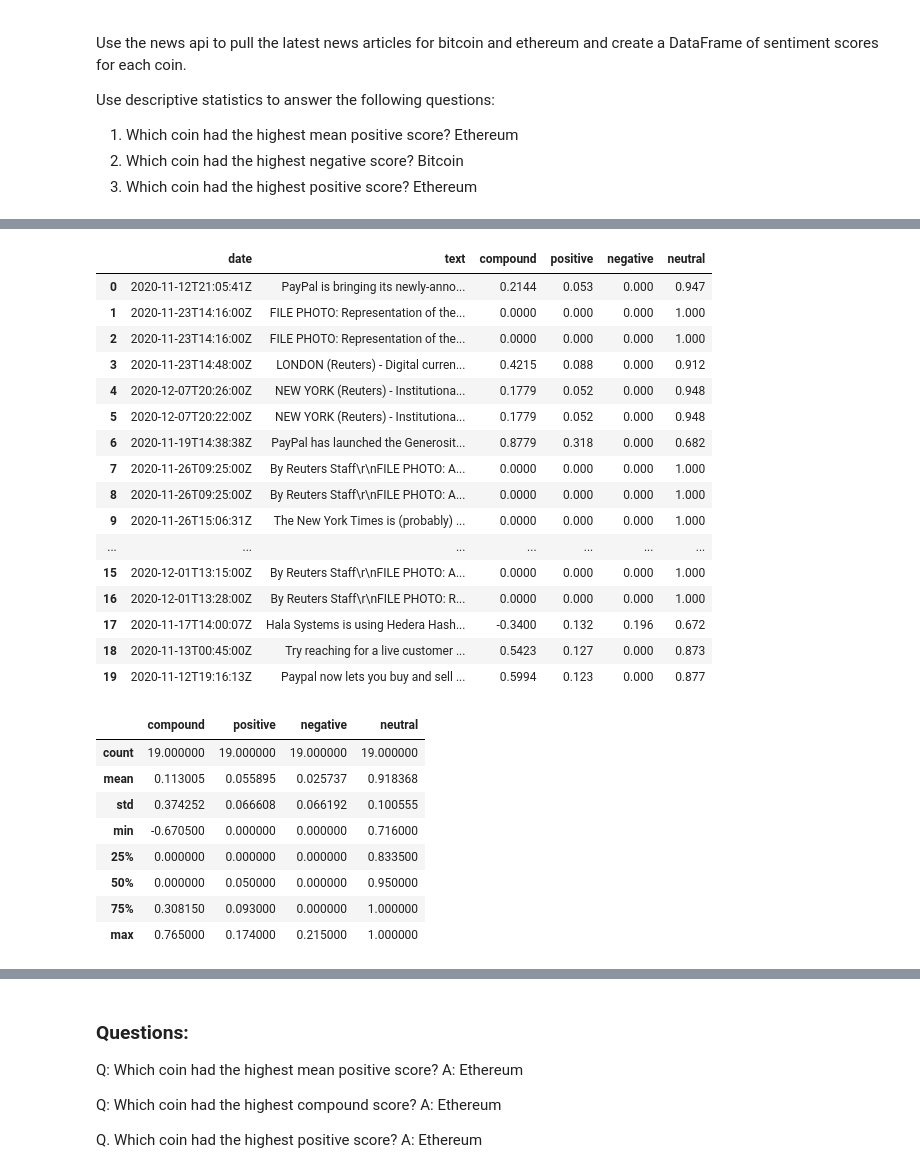
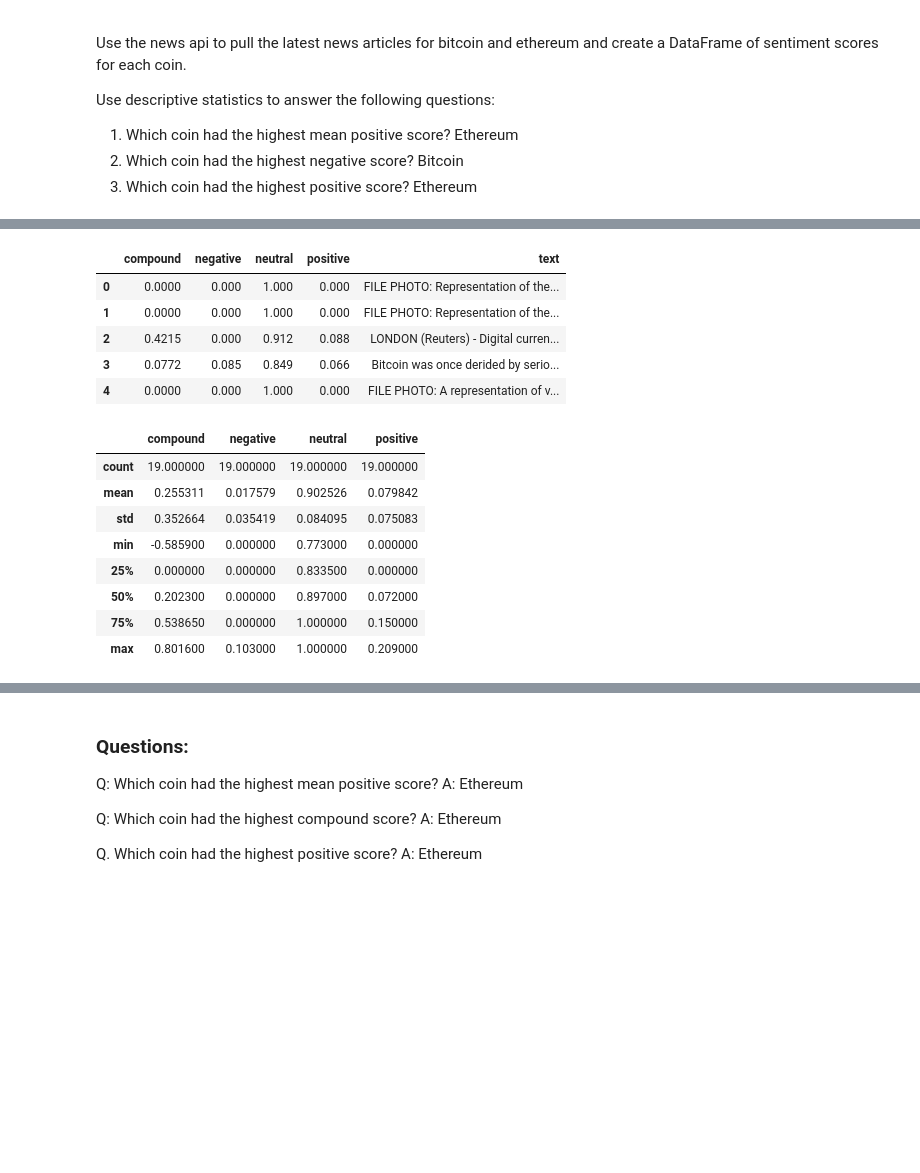
Before and after one commit to kary2003/12_Tales_From_The_Crypto, a Jupyter notebook: crypto_sentiment.ipynb, the cells around one changed output, grey strips where cells are left out. Drawn from its saved outputs; the diff is of its cells as text; code cells hidden in the pictures; blank space fills up the shorter version.

```diff
--- a/crypto_sentiment.ipynb
+++ b/crypto_sentiment.ipynb
@@ -46,7 +46,6 @@ bitcoin_sentiments = []
 for article in bitcoin["articles"]:
     try:
         text = article["content"]
-        date = article["publishedAt"][:20]
         sentiment = analyzer.polarity_scores(text)
         compound = sentiment["compound"]
         pos = sentiment["pos"]
@@ -54,12 +53,11 @@ for article in bitcoin["articles"]:
         neg = sentiment["neg"]
 
         bitcoin_sentiments.append({
+            "compound": compound,
+            "negative": neg,
+            "neutral": neu,
+            "positive": pos,
             "text": text,
-            "date": date,
-            "compound": compound,
-            "positive": pos,
-            "negative": neg,
-            "neutral": neu
 
         })
 
@@ -70,8 +68,8 @@ for article in bitcoin["articles"]:
 df_bitcoin = pd.DataFrame(bitcoin_sentiments)
 
 # Reorder DataFrame columns
-cols = ["date", "text", "compound", "positive", "negative", "neutral"]
+cols = ["compound", "negative","neutral","positive", "text" ]
 df_bitcoin = df_bitcoin[cols]
 
-df_bitcoin
+df_bitcoin.head()
 # %% [output]
@@ -95,69 +84,56 @@ df_bitcoin
 # %%
 # Create the ethereum sentiment scores DataFrame
 ethereum_sentiments = []
 
 for articles in ethereum["articles"]:
     try:
         text = articles["content"]
-        date = articles["publishedAt"][:20]
         sentiment = analyzer.polarity_scores(text)
         compound = sentiment["compound"]
         pos = sentiment["pos"]
         neu = sentiment["neu"]
         neg = sentiment["neg"]
 
         ethereum_sentiments.append({
+            "compound": compound,
+            "negative": neg,
+            "neutral": neu,
+            "positive": pos,
             "text": text,
-            "date": date,
-            "compound": compound,
-            "positive": pos,
-            "negative": neg,
-            "neutral": neu
 
         })
 
     except AttributeError:
         pass
 
 # Create DataFrame
 df_ethereum = pd.DataFrame(ethereum_sentiments)
 
 # Reorder DataFrame columns
-cols = ["date", "text", "compound", "positive", "negative", "neutral"]
+cols = ["compound", "negative","neutral","positive", "text" ]
 df_ethereum = df_ethereum[cols]
-
-df_ethereum
+,
+df_ethereum.head()
 # %% [output]
-|  | date | text | compound | positive | negative | neutral |
-| 0 | 2020-11-12T21:05:41Z | PayPal is bringing its newly-anno... | 0.2144 | 0.053 | 0.000 | 0.947 |
-| 1 | 2020-11-23T14:16:00Z | FILE PHOTO: Representation of the... | 0.0000 | 0.000 | 0.000 | 1.000 |
-| 2 | 2020-11-23T14:16:00Z | FILE PHOTO: Representation of the... | 0.0000 | 0.000 | 0.000 | 1.000 |
-| 3 | 2020-11-23T14:48:00Z | LONDON (Reuters) - Digital curren... | 0.4215 | 0.088 | 0.000 | 0.912 |
-| 4 | 2020-12-07T20:26:00Z | NEW YORK (Reuters) - Institutiona... | 0.1779 | 0.052 | 0.000 | 0.948 |
-| 5 | 2020-12-07T20:22:00Z | NEW YORK (Reuters) - Institutiona... | 0.1779 | 0.052 | 0.000 | 0.948 |
-| 6 | 2020-11-19T14:38:38Z | PayPal has launched the Generosit... | 0.8779 | 0.318 | 0.000 | 0.682 |
-| 7 | 2020-11-26T09:25:00Z | By Reuters Staff\r\nFILE PHOTO: A... | 0.0000 | 0.000 | 0.000 | 1.000 |
-| 8 | 2020-11-26T09:25:00Z | By Reuters Staff\r\nFILE PHOTO: A... | 0.0000 | 0.000 | 0.000 | 1.000 |
-| 9 | 2020-11-26T15:06:31Z | The New York Times is (probably) ... | 0.0000 | 0.000 | 0.000 | 1.000 |
-| ... | ... | ... | ... | ... | ... | ... |
-| 15 | 2020-12-01T13:15:00Z | By Reuters Staff\r\nFILE PHOTO: A... | 0.0000 | 0.000 | 0.000 | 1.000 |
-| 16 | 2020-12-01T13:28:00Z | By Reuters Staff\r\nFILE PHOTO: R... | 0.0000 | 0.000 | 0.000 | 1.000 |
-| 17 | 2020-11-17T14:00:07Z | Hala Systems is using Hedera Hash... | -0.3400 | 0.132 | 0.196 | 0.672 |
-| 18 | 2020-11-13T00:45:00Z | Try reaching for a live customer ... | 0.5423 | 0.127 | 0.000 | 0.873 |
-| 19 | 2020-11-12T19:16:13Z | Paypal now lets you buy and sell ... | 0.5994 | 0.123 | 0.000 | 0.877 |
+|  | compound | negative | neutral | positive | text |
+| 0 | 0.0000 | 0.000 | 1.000 | 0.000 | FILE PHOTO: Representation of the... |
+| 1 | 0.0000 | 0.000 | 1.000 | 0.000 | FILE PHOTO: Representation of the... |
+| 2 | 0.4215 | 0.000 | 0.912 | 0.088 | LONDON (Reuters) - Digital curren... |
+| 3 | 0.0772 | 0.085 | 0.849 | 0.066 | Bitcoin was once derided by serio... |
+| 4 | 0.0000 | 0.000 | 1.000 | 0.000 | FILE PHOTO: A representation of v... |
 # %%
 # Describe the Bitcoin Sentiment
 df_bitcoin.describe()
 # %% [output]
-|  | compound | positive | negative | neutral |
+|  | compound | negative | neutral | positive |
 | count | 19.000000 | 19.000000 | 19.000000 | 19.000000 |
-| mean | 0.113005 | 0.055895 | 0.025737 | 0.918368 |
-| std | 0.374252 | 0.066608 | 0.066192 | 0.100555 |
-| min | -0.670500 | 0.000000 | 0.000000 | 0.716000 |
-| 25% | 0.000000 | 0.000000 | 0.000000 | 0.833500 |
-| 50% | 0.000000 | 0.050000 | 0.000000 | 0.950000 |
-| 75% | 0.308150 | 0.093000 | 0.000000 | 1.000000 |
-| max | 0.765000 | 0.174000 | 0.215000 | 1.000000 |
+| mean | 0.255311 | 0.017579 | 0.902526 | 0.079842 |
+| std | 0.352664 | 0.035419 | 0.084095 | 0.075083 |
+| min | -0.585900 | 0.000000 | 0.773000 | 0.000000 |
+| 25% | 0.000000 | 0.000000 | 0.833500 | 0.000000 |
+| 50% | 0.202300 | 0.000000 | 0.897000 | 0.072000 |
+| 75% | 0.538650 | 0.000000 | 1.000000 | 0.150000 |
+| max | 0.801600 | 0.103000 | 1.000000 | 0.209000 |
 # %%
 # Describe the Ethereum Sentiment
 df_ethereum.describe()
```
Also changed, not shown: parts of 28 cells of this notebook.
